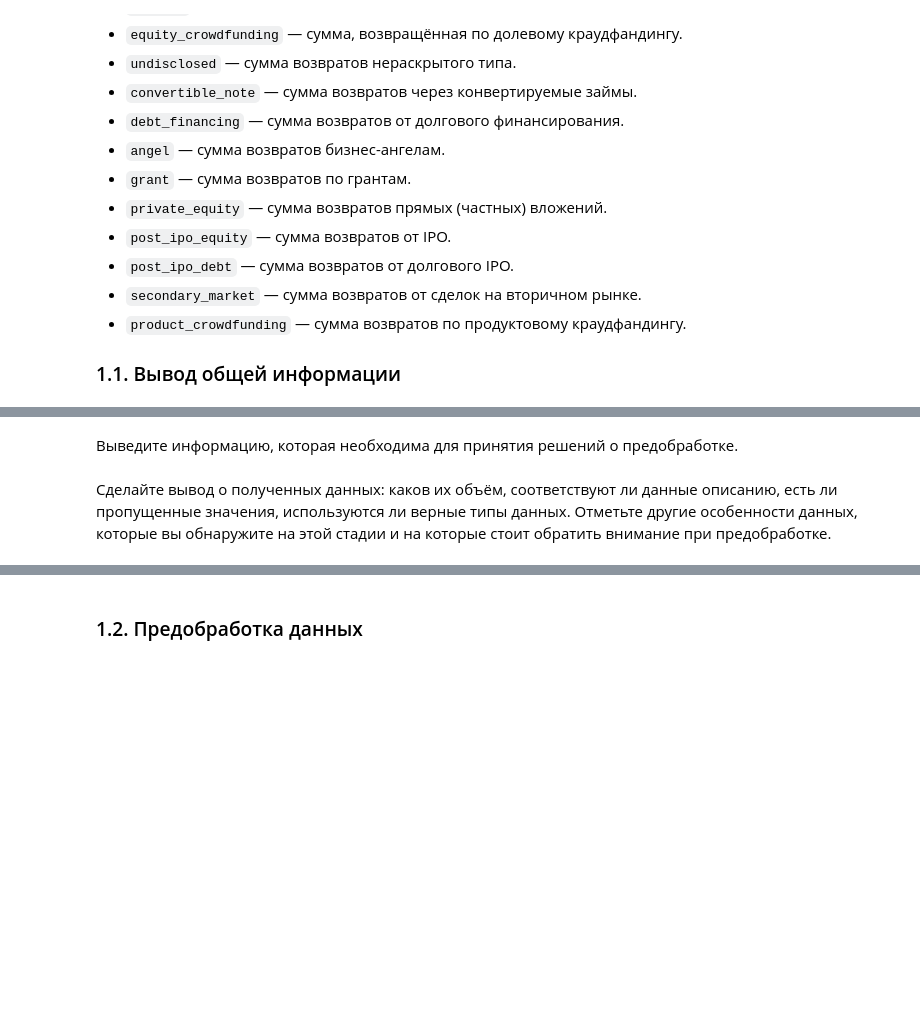
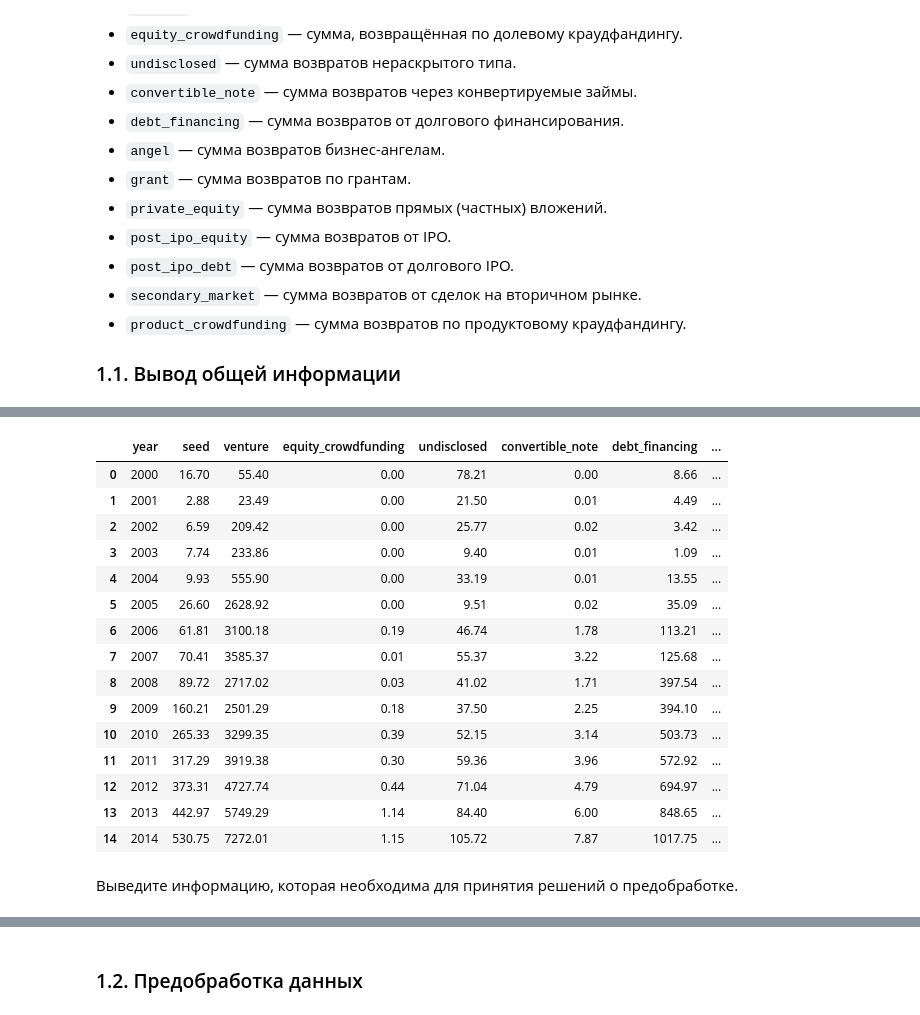
Before and after one commit to CAH0/startup-funding-analysis, a Jupyter notebook: startup_funding_analysis.ipynb, the cells around one changed output, grey strips where cells are left out. Cells and saved outputs as stored; diff of their text form; code cells hidden in the pictures; blank space fills up the shorter version.

```diff
--- a/startup_funding_analysis.ipynb
+++ b/startup_funding_analysis.ipynb
@@ -75,4 +100,22 @@
+# %%
+readRet = pd.read_csv('data/cb_returns.csv')
+display(readRet)
+# %% [output]
+|  | year | seed | venture | equity_crowdfunding | undisclosed | convertible_note | debt_financing | ... |
+| 0 | 2000 | 16.70 | 55.40 | 0.00 | 78.21 | 0.00 | 8.66 | ... |
+| 1 | 2001 | 2.88 | 23.49 | 0.00 | 21.50 | 0.01 | 4.49 | ... |
+| 2 | 2002 | 6.59 | 209.42 | 0.00 | 25.77 | 0.02 | 3.42 | ... |
+| 3 | 2003 | 7.74 | 233.86 | 0.00 | 9.40 | 0.01 | 1.09 | ... |
+| 4 | 2004 | 9.93 | 555.90 | 0.00 | 33.19 | 0.01 | 13.55 | ... |
+| 5 | 2005 | 26.60 | 2628.92 | 0.00 | 9.51 | 0.02 | 35.09 | ... |
+| 6 | 2006 | 61.81 | 3100.18 | 0.19 | 46.74 | 1.78 | 113.21 | ... |
+| 7 | 2007 | 70.41 | 3585.37 | 0.01 | 55.37 | 3.22 | 125.68 | ... |
+| 8 | 2008 | 89.72 | 2717.02 | 0.03 | 41.02 | 1.71 | 397.54 | ... |
+| 9 | 2009 | 160.21 | 2501.29 | 0.18 | 37.50 | 2.25 | 394.10 | ... |
+| 10 | 2010 | 265.33 | 3299.35 | 0.39 | 52.15 | 3.14 | 503.73 | ... |
+| 11 | 2011 | 317.29 | 3919.38 | 0.30 | 59.36 | 3.96 | 572.92 | ... |
+| 12 | 2012 | 373.31 | 4727.74 | 0.44 | 71.04 | 4.79 | 694.97 | ... |
+| 13 | 2013 | 442.97 | 5749.29 | 1.14 | 84.40 | 6.00 | 848.65 | ... |
+| 14 | 2014 | 530.75 | 7272.01 | 1.15 | 105.72 | 7.87 | 1017.75 | ... |
 # %% [markdown]
 Выведите информацию, которая необходима для принятия решений о предобработке.
-# %% [markdown]
-Сделайте вывод о полученных данных: каков их объём, соответствуют ли данные описанию, есть ли пропущенные значения, используются ли верные типы данных. Отметьте другие особенности данных, которые вы обнаружите на этой стадии и на которые стоит обратить внимание при предобработке.
```
Also changed, not shown: parts of 9 cells of this notebook.
